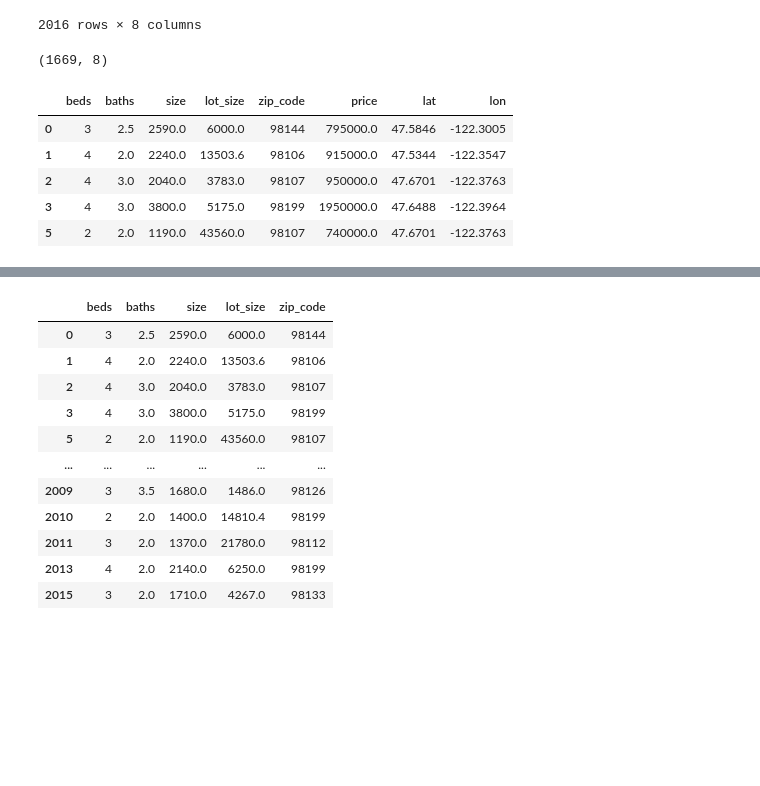
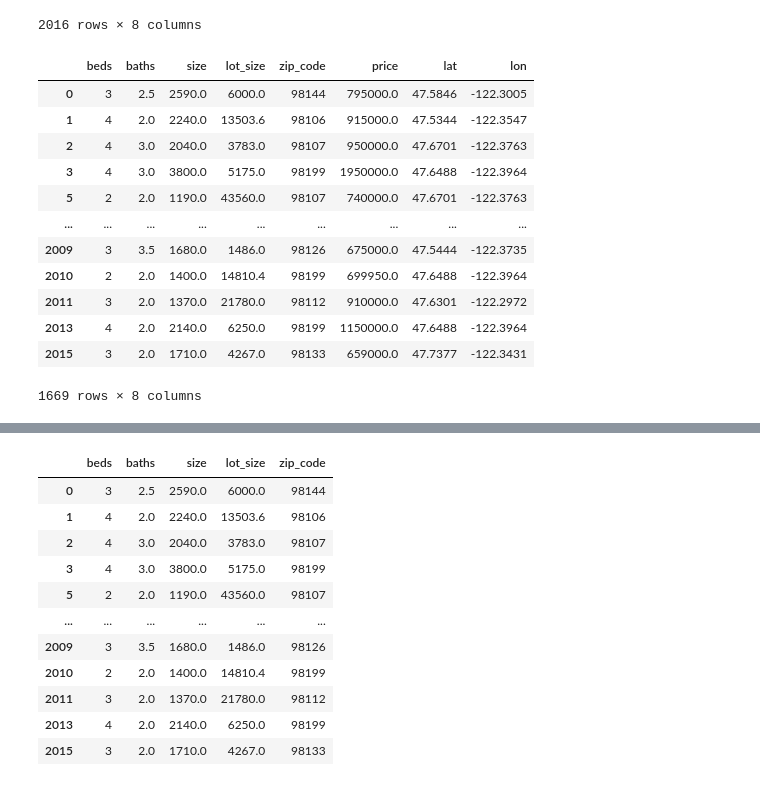
Before and after one commit to Tomas-habte/House_Price_Prediction_Project, a Jupyter notebook: Jupyter notebooks/House_Price_Prediction_Project-multiple models-final.ipynb, the cells around one changed output, grey strips where cells are left out. Cells and saved outputs as stored; diff of their text form; code cells hidden in the pictures; blank space fills up the shorter version.

```diff
--- a/Jupyter notebooks/House_Price_Prediction_Project-multiple models-final.ipynb
+++ b/Jupyter notebooks/House_Price_Prediction_Project-multiple models-final.ipynb
@@ -223,17 +223,20 @@ train_file_updated
 # %%
 #Drop the null values
 train_file_final = train_file_updated.dropna()
-train_file_final.shape
+train_file_final
 # %% [output]
+|  | beds | baths | size | lot_size | zip_code | price | lat | lon |
+| 0 | 3 | 2.5 | 2590.0 | 6000.0 | 98144 | 795000.0 | 47.5846 | -122.3005 |
+| 1 | 4 | 2.0 | 2240.0 | 13503.6 | 98106 | 915000.0 | 47.5344 | -122.3547 |
+| 2 | 4 | 3.0 | 2040.0 | 3783.0 | 98107 | 950000.0 | 47.6701 | -122.3763 |
+| 3 | 4 | 3.0 | 3800.0 | 5175.0 | 98199 | 1950000.0 | 47.6488 | -122.3964 |
+| 5 | 2 | 2.0 | 1190.0 | 43560.0 | 98107 | 740000.0 | 47.6701 | -122.3763 |
+| ... | ... | ... | ... | ... | ... | ... | ... | ... |
+| 2009 | 3 | 3.5 | 1680.0 | 1486.0 | 98126 | 675000.0 | 47.5444 | -122.3735 |
+| 2010 | 2 | 2.0 | 1400.0 | 14810.4 | 98199 | 699950.0 | 47.6488 | -122.3964 |
+| 2011 | 3 | 2.0 | 1370.0 | 21780.0 | 98112 | 910000.0 | 47.6301 | -122.2972 |
+| 2013 | 4 | 2.0 | 2140.0 | 6250.0 | 98199 | 1150000.0 | 47.6488 | -122.3964 |
+| 2015 | 3 | 2.0 | 1710.0 | 4267.0 | 98133 | 659000.0 | 47.7377 | -122.3431 |
-(1669, 8)
+1669 rows × 8 columns
 # %%
 train_file_final.to_csv("Resources/Clean/train_clean.csv", index=False)
-# %%
-train_file_final.head()
-# %% [output]
-|  | beds | baths | size | lot_size | zip_code | price | lat | lon |
-| 0 | 3 | 2.5 | 2590.0 | 6000.0 | 98144 | 795000.0 | 47.5846 | -122.3005 |
-| 1 | 4 | 2.0 | 2240.0 | 13503.6 | 98106 | 915000.0 | 47.5344 | -122.3547 |
-| 2 | 4 | 3.0 | 2040.0 | 3783.0 | 98107 | 950000.0 | 47.6701 | -122.3763 |
-| 3 | 4 | 3.0 | 3800.0 | 5175.0 | 98199 | 1950000.0 | 47.6488 | -122.3964 |
-| 5 | 2 | 2.0 | 1190.0 | 43560.0 | 98107 | 740000.0 | 47.6701 | -122.3763 |
```
Also changed, not shown: parts of 42 cells of this notebook.
